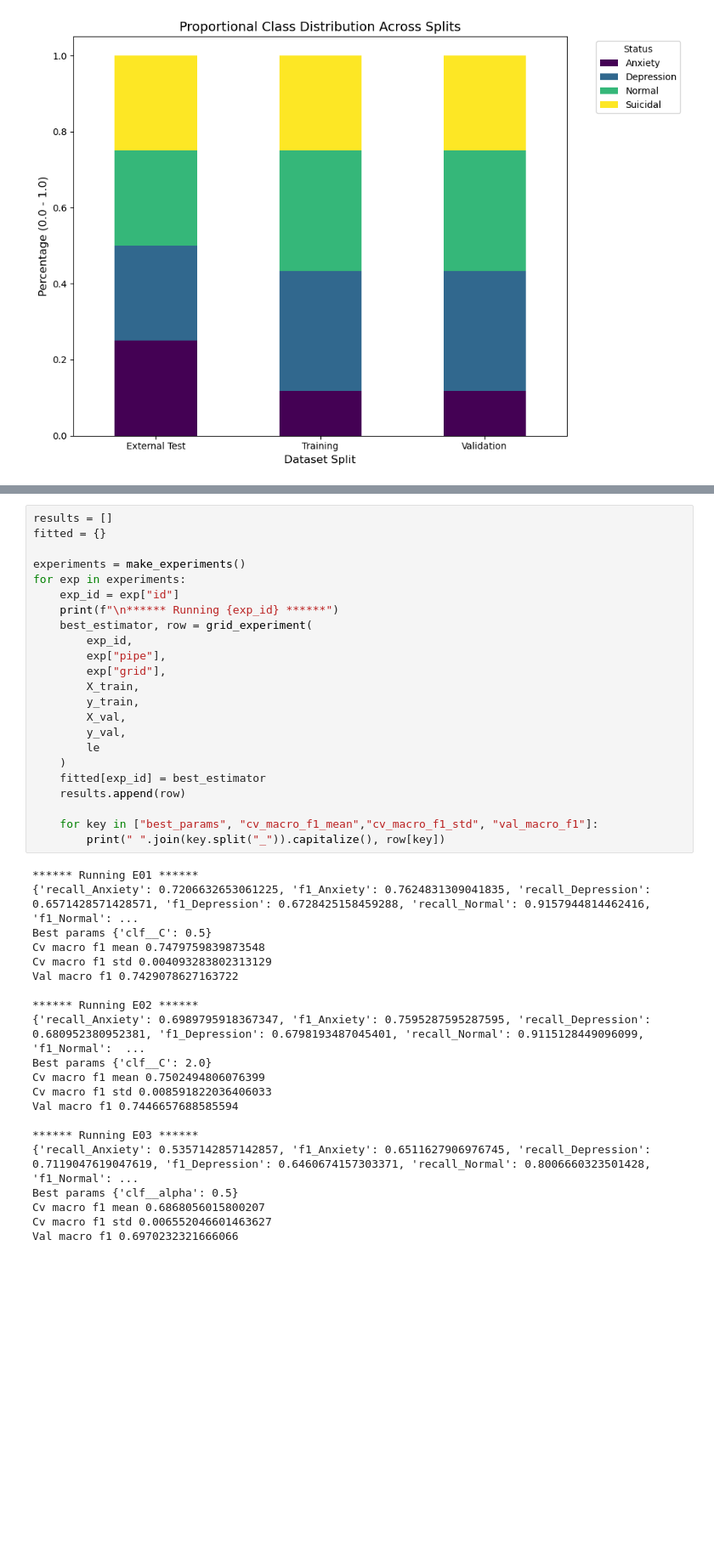
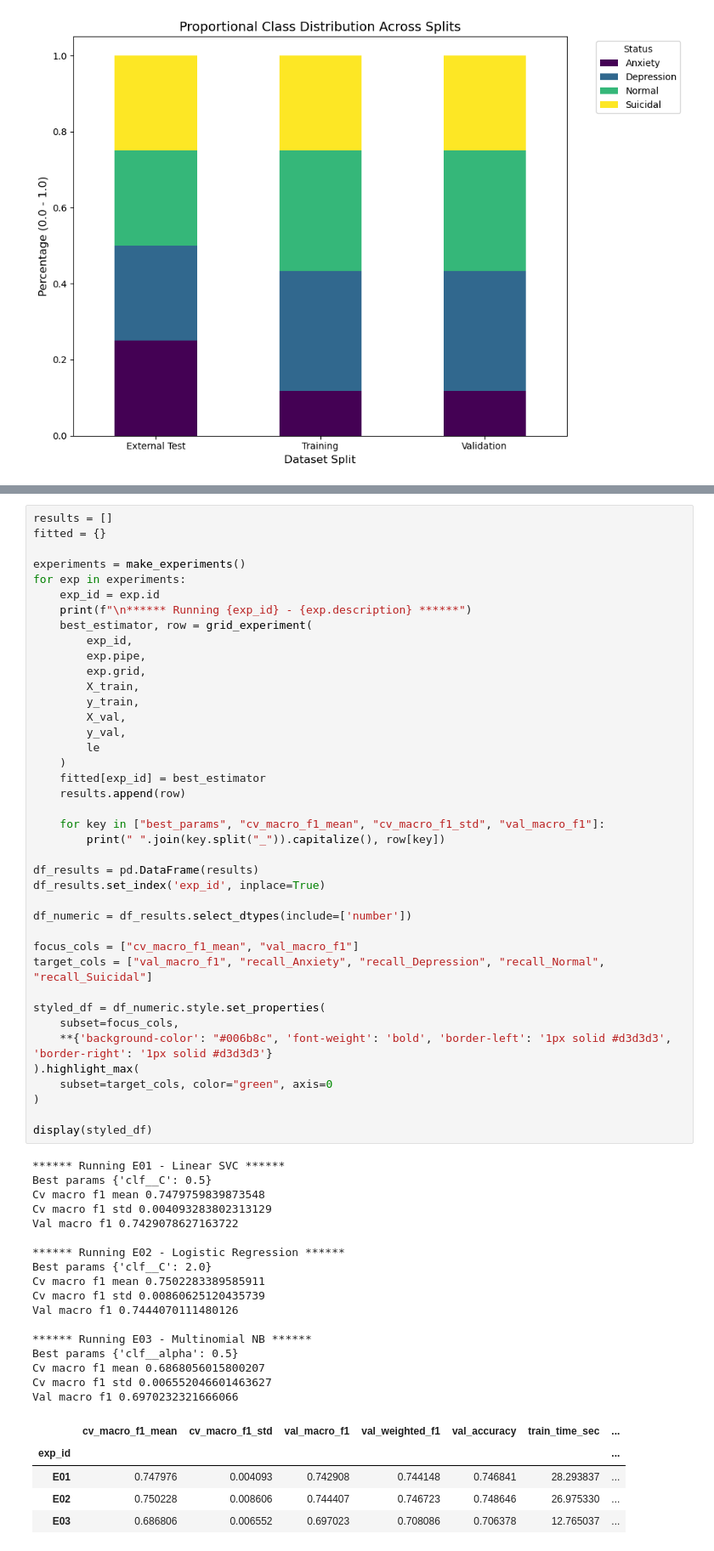
Before and after one commit to MimDel/mental-health-classification, a Jupyter notebook: mental_health_analysis.ipynb, the cells around one changed output, grey strips where cells are left out. Shown at 85% size. Saved outputs shown, nothing was run; the diff lists cells and outputs as text; blank space fills up the shorter version.

```diff
--- a/mental_health_analysis.ipynb
+++ b/mental_health_analysis.ipynb
@@ -468,44 +432,63 @@ def make_experiments():
 # %%
 results = []
 fitted = {}
 
 experiments = make_experiments()
 for exp in experiments:
-    exp_id = exp["id"]
-    print(f"\n****** Running {exp_id} ******")
+    exp_id = exp.id
+    print(f"\n****** Running {exp_id} - {exp.description} ******")
     best_estimator, row = grid_experiment(
         exp_id,
-        exp["pipe"],
-        exp["grid"],
+        exp.pipe,
+        exp.grid,
         X_train,
         y_train,
         X_val,
         y_val,
         le
     )
     fitted[exp_id] = best_estimator
     results.append(row)
 
-    for key in ["best_params", "cv_macro_f1_mean","cv_macro_f1_std", "val_macro_f1"]:
+    for key in ["best_params", "cv_macro_f1_mean", "cv_macro_f1_std", "val_macro_f1"]:
         print(" ".join(key.split("_")).capitalize(), row[key])
+
+df_results = pd.DataFrame(results)
+df_results.set_index('exp_id', inplace=True)
+
+df_numeric = df_results.select_dtypes(include=['number'])
+
+focus_cols = ["cv_macro_f1_mean", "val_macro_f1"]
+target_cols = ["val_macro_f1", "recall_Anxiety", "recall_Depression", "recall_Normal", "recall_Suicidal"]
+
+styled_df = df_numeric.style.set_properties(
+    subset=focus_cols,
+    **{'background-color': "#006b8c", 'font-weight': 'bold', 'border-left': '1px solid #d3d3d3', 'border-right': '1px solid #d3d3d3'}
+).highlight_max(
+    subset=target_cols, color="green", axis=0
+)
+
+display(styled_df)
 # %% [output]
-****** Running E01 ******
-{'recall_Anxiety': 0.7206632653061225, 'f1_Anxiety': 0.7624831309041835, 'recall_Depression': 0.6571428571428571, 'f1_Depression': 0.6728425158459288, 'recall_Normal': 0.9157944814462416, 'f1_Normal': ...
+****** Running E01 - Linear SVC ******
 Best params {'clf__C': 0.5}
 Cv macro f1 mean 0.7479759839873548
 Cv macro f1 std 0.004093283802313129
 Val macro f1 0.7429078627163722
 
-****** Running E02 ******
-{'recall_Anxiety': 0.6989795918367347, 'f1_Anxiety': 0.7595287595287595, 'recall_Depression': 0.680952380952381, 'f1_Depression': 0.6798193487045401, 'recall_Normal': 0.9115128449096099, 'f1_Normal':  ...
+****** Running E02 - Logistic Regression ******
 Best params {'clf__C': 2.0}
-Cv macro f1 mean 0.7502494806076399
-Cv macro f1 std 0.008591822036406033
-Val macro f1 0.7446657688585594
+Cv macro f1 mean 0.7502283389585911
+Cv macro f1 std 0.00860625120435739
+Val macro f1 0.7444070111480126
 
-****** Running E03 ******
-{'recall_Anxiety': 0.5357142857142857, 'f1_Anxiety': 0.6511627906976745, 'recall_Depression': 0.7119047619047619, 'f1_Depression': 0.6460674157303371, 'recall_Normal': 0.8006660323501428, 'f1_Normal': ...
+****** Running E03 - Multinomial NB ******
 Best params {'clf__alpha': 0.5}
 Cv macro f1 mean 0.6868056015800207
 Cv macro f1 std 0.006552046601463627
 Val macro f1 0.6970232321666066
+|  | cv_macro_f1_mean | cv_macro_f1_std | val_macro_f1 | val_weighted_f1 | val_accuracy | train_time_sec | ... |
+| exp_id |  |  |  |  |  |  | ... |
+| E01 | 0.747976 | 0.004093 | 0.742908 | 0.744148 | 0.746841 | 28.293837 | ... |
+| E02 | 0.750228 | 0.008606 | 0.744407 | 0.746723 | 0.748646 | 26.975330 | ... |
+| E03 | 0.686806 | 0.006552 | 0.697023 | 0.708086 | 0.706378 | 12.765037 | ... |
```
Also changed, not shown: parts of 11 cells of this notebook.
